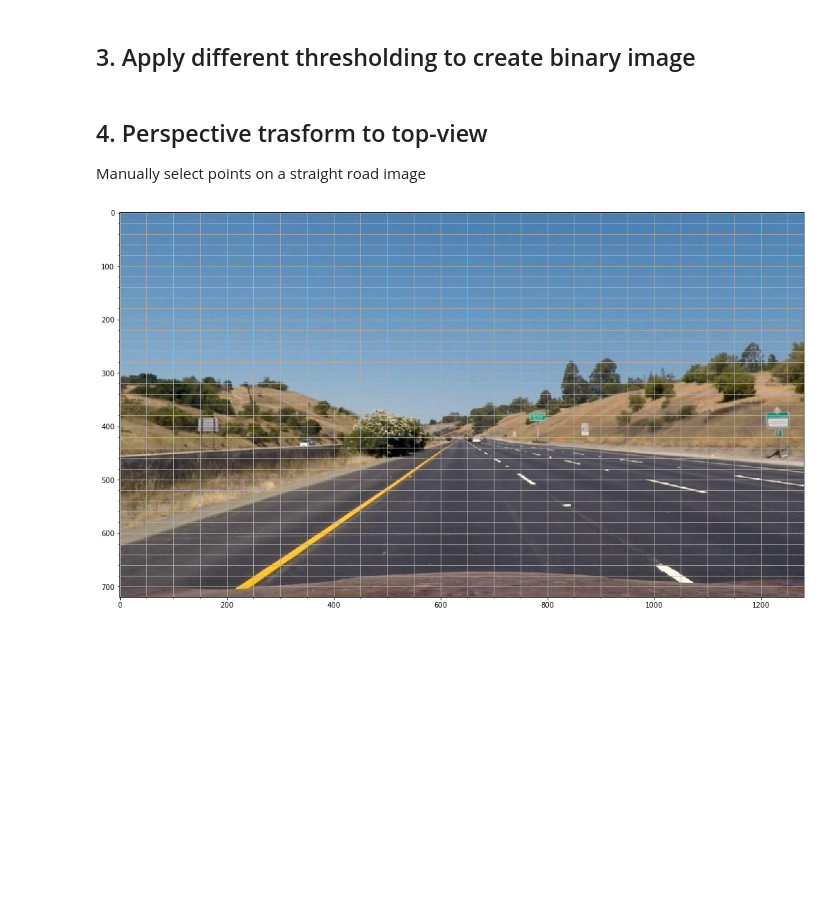
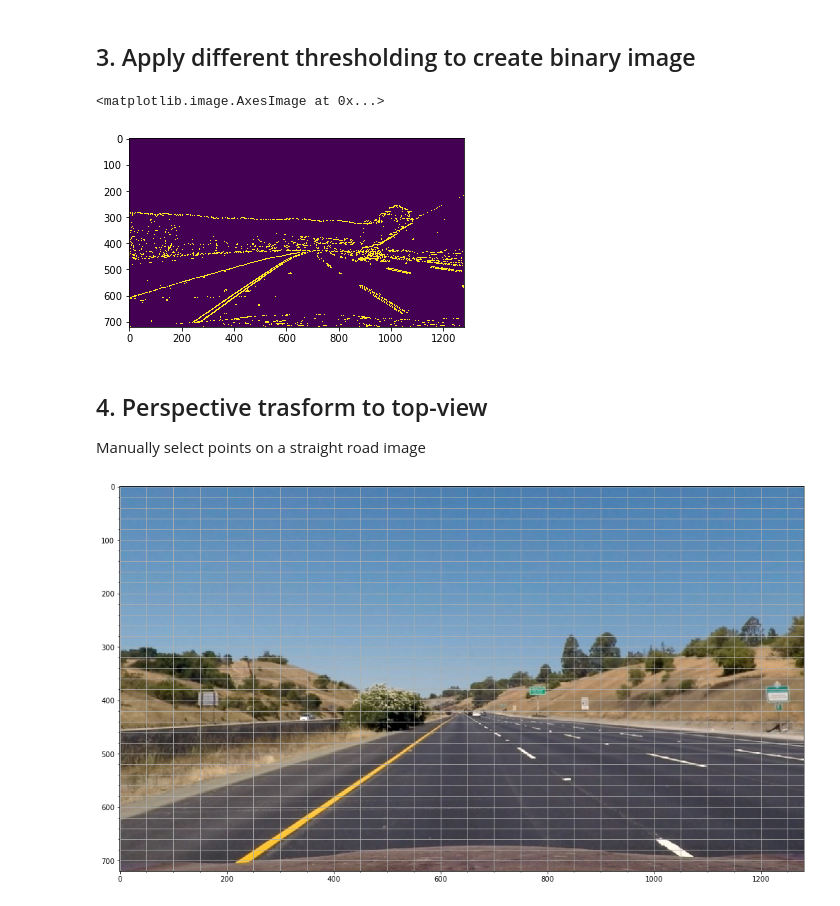
Before and after one commit to zshn25/CarND-Advanced-Lane-Lines, a Jupyter notebook: advanced_lane_lines.ipynb, the cells around one changed output. Cells and saved outputs as stored; diff of their text form; code cells hidden in the pictures; blank space fills up the shorter version.

```diff
--- a/advanced_lane_lines.ipynb
+++ b/advanced_lane_lines.ipynb
@@ -181,19 +181,22 @@ def combine_binary_outputs(img):
 # %%
 # Test
 # fig, axes = plt.subplots(len(os.listdir("test_images/")), 6,figsize=(15, 15))
 
 # for i,file in enumerate(os.listdir("test_images/")):
 file = "test3.jpg"
 img = mpimg.imread("test_images/{}".format(file))
 img_original = img.copy()
 
 # Undistort images
 img = cv2.undistort(img, mtx, dist, None, mtx)
 
 combined = combine_binary_outputs(img)
 
-
+plt.imshow(combined)
 #plt.savefig("output_images/binary_output.png")
+# %% [output]
+<matplotlib.image.AxesImage at 0x...>
+[figure, added]
 # %% [markdown]
 ## 4. Perspective trasform to top-view
 
```
Also changed, not shown: parts of 15 cells of this notebook, 2 other files.
